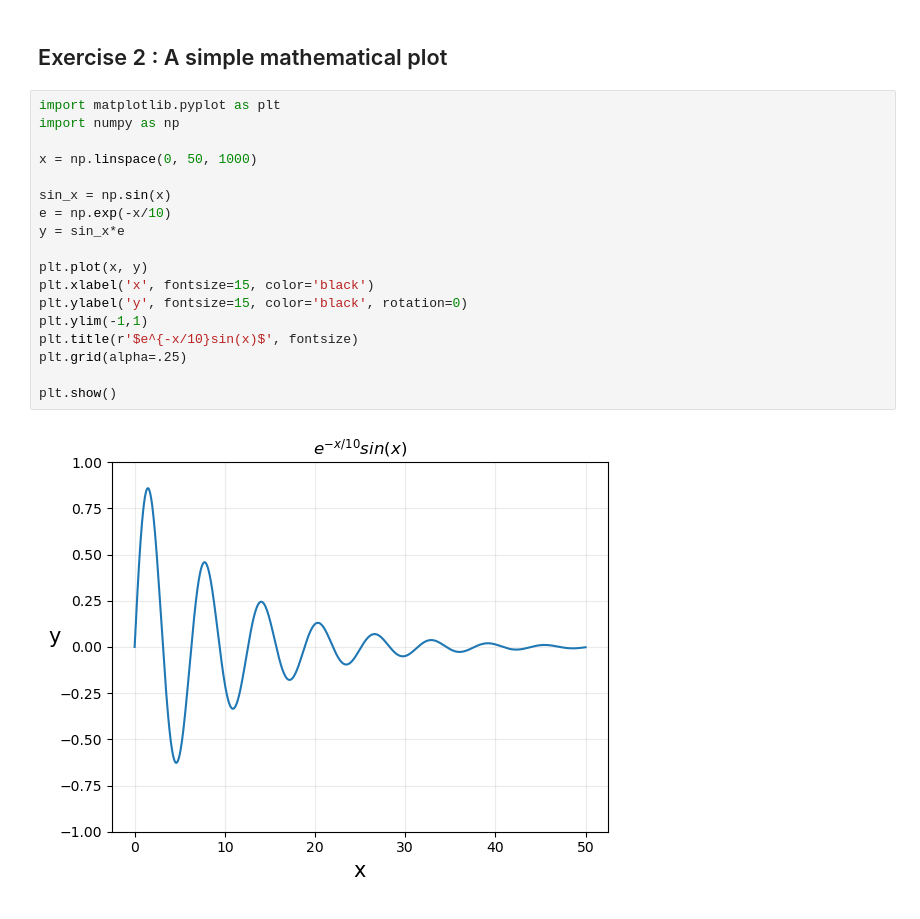
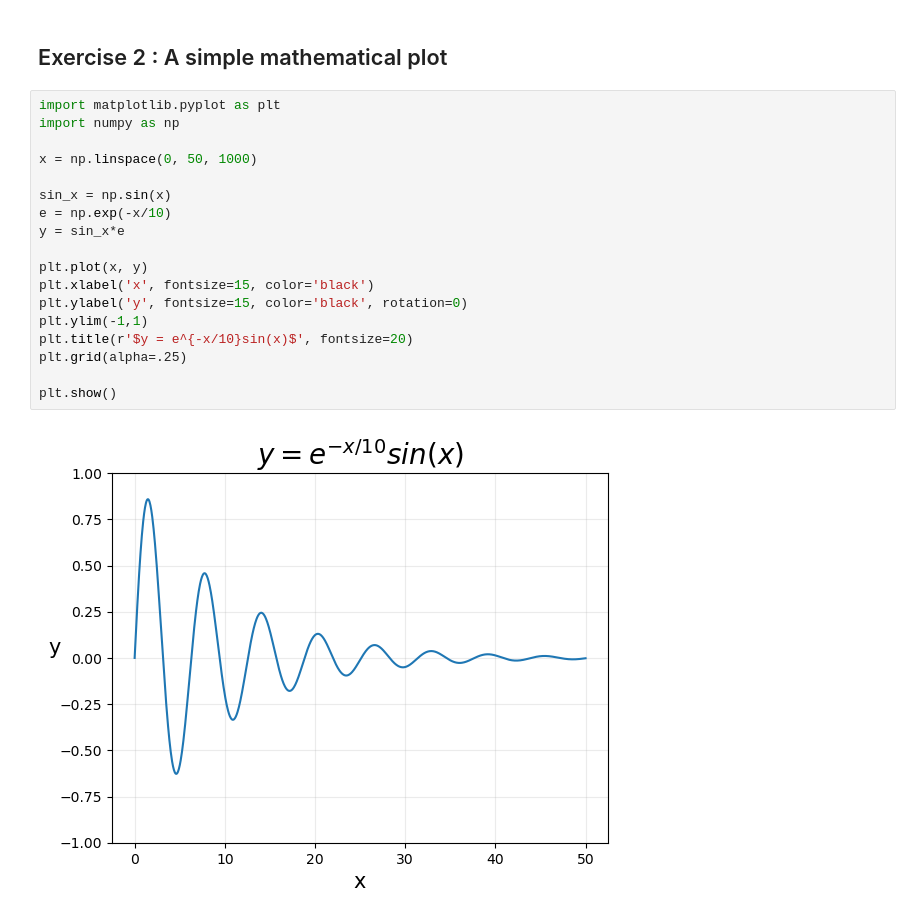
Before and after one commit to SPS-SP2273/learning-portfolio-BM14Pancake, a Jupyter notebook: plotting/plotting_(need).ipynb, the cells around one changed output. Cells and saved outputs as stored; diff of their text form.

```diff
--- a/plotting/plotting_(need).ipynb
+++ b/plotting/plotting_(need).ipynb
@@ -84,20 +84,20 @@ plt.show(block=False)
 # %%
 import matplotlib.pyplot as plt
 import numpy as np
 
 x = np.linspace(0, 50, 1000)
 
 sin_x = np.sin(x)
 e = np.exp(-x/10)
 y = sin_x*e
 
 plt.plot(x, y)
 plt.xlabel('x', fontsize=15, color='black')
 plt.ylabel('y', fontsize=15, color='black', rotation=0)
 plt.ylim(-1,1)
-plt.title(r'$e^{-x/10}sin(x)$', fontsize)
+plt.title(r'$y = e^{-x/10}sin(x)$', fontsize=20)
 plt.grid(alpha=.25)
 
 plt.show()
 # %% [output]
-[figure, old version]
+[figure, new version]
```
Also changed, not shown: 1 other file.
